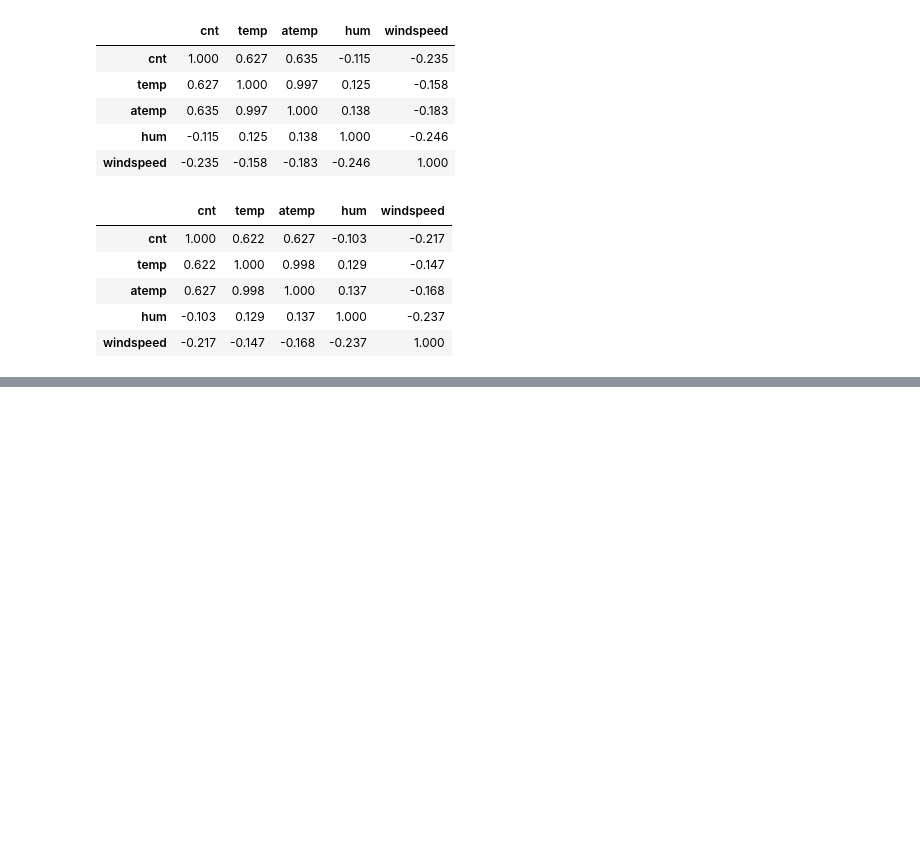
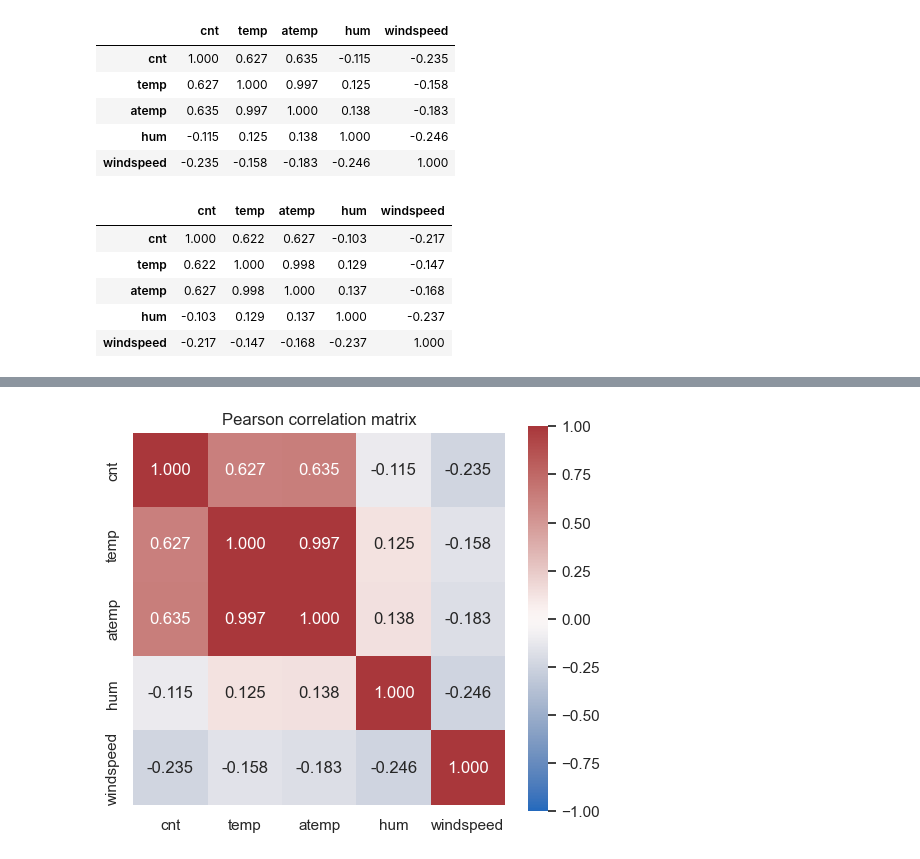
Before and after one commit to husnaaydn/bike-sharing-eda-project, a Jupyter notebook: bike_sharing_project.ipynb, the cells around one changed output, grey strips where cells are left out. Cells and saved outputs as stored; diff of their text form; code cells hidden in the pictures; blank space fills up the shorter version.

Commit message:
Add correlation regression and multivariate EDA analyses

```diff
--- a/bike_sharing_project.ipynb
+++ b/bike_sharing_project.ipynb
@@ -1277,0 +1369,17 @@ df[numeric].corr(method="spearman").round(3)
+# %%
+fig, ax = plt.subplots(figsize=(6, 5))
+sns.heatmap(
+    df[numeric].corr(),
+    annot=True,
+    fmt=".3f",
+    vmin=-1,
+    vmax=1,
+    center=0,
+    cmap="vlag",
+    square=True,
+    ax=ax,
+)
+ax.set_title("Pearson correlation matrix")
+plt.show()
+# %% [output]
+[figure, added]
```
Also changed, not shown: parts of 9 cells of this notebook.
